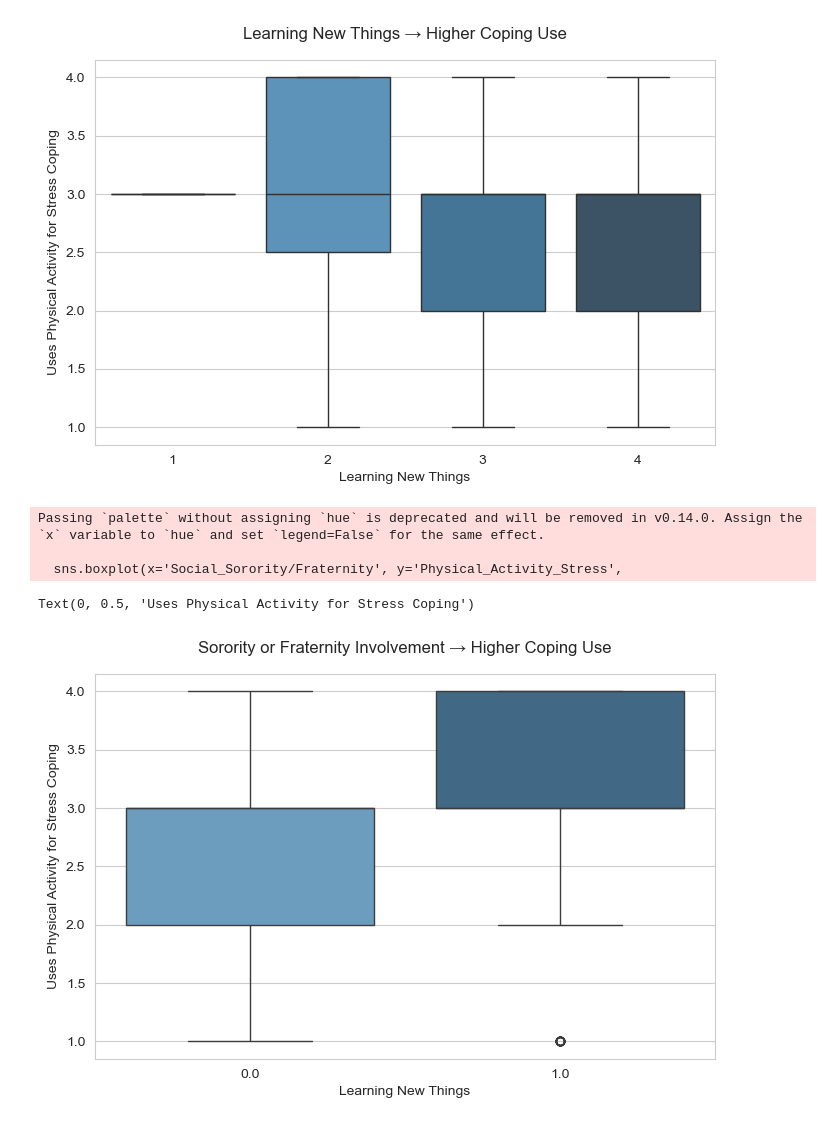
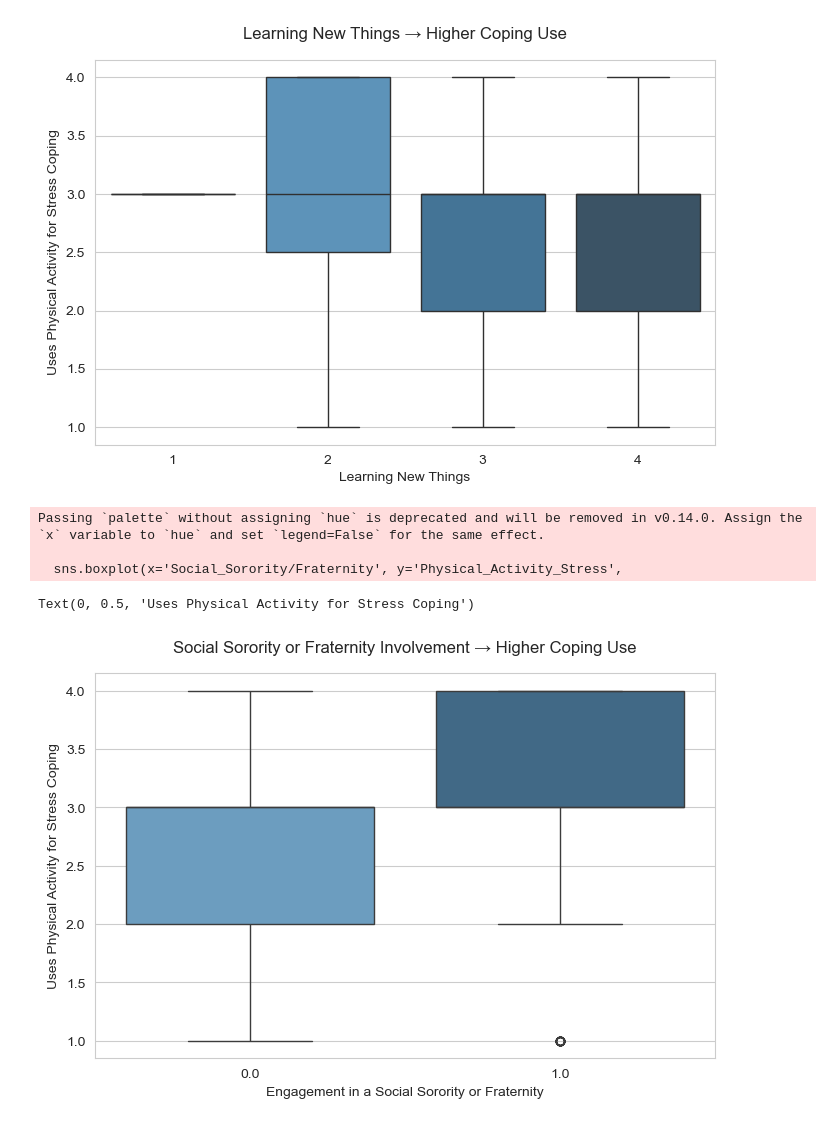
Before and after one commit to Matthew-Wolz/Physical-Health-Research, a Jupyter notebook: Notebook/Physical Health Research.ipynb, the cells around one changed output. Cells and saved outputs as stored; diff of their text form; code cells hidden in the pictures.

```diff
--- a/Notebook/Physical Health Research.ipynb
+++ b/Notebook/Physical Health Research.ipynb
@@ -415,14 +435,14 @@ Text(0, 0.5, 'Uses Physical Activity for Stress Coping')
 # %%
 # GOOD
 plt.figure(figsize=(8,5))
 sns.boxplot(x='Social_Sorority/Fraternity', y='Physical_Activity_Stress',
             data=data, palette='Blues_d')
-plt.title("Sorority or Fraternity Involvement → Higher Coping Use", pad=15)
-plt.xlabel("Learning New Things")
+plt.title("Social Sorority or Fraternity Involvement → Higher Coping Use", pad=15)
+plt.xlabel("Engagement in a Social Sorority or Fraternity")
 plt.ylabel("Uses Physical Activity for Stress Coping")
 # %% [output]
 Passing `palette` without assigning `hue` is deprecated and will be removed in v0.14.0. Assign the `x` variable to `hue` and set `legend=False` for the same effect.
 
   sns.boxplot(x='Social_Sorority/Fraternity', y='Physical_Activity_Stress',
 Text(0, 0.5, 'Uses Physical Activity for Stress Coping')
-[figure, old version]
+[figure, new version]
```
Also changed, not shown: parts of 3 cells of this notebook.
